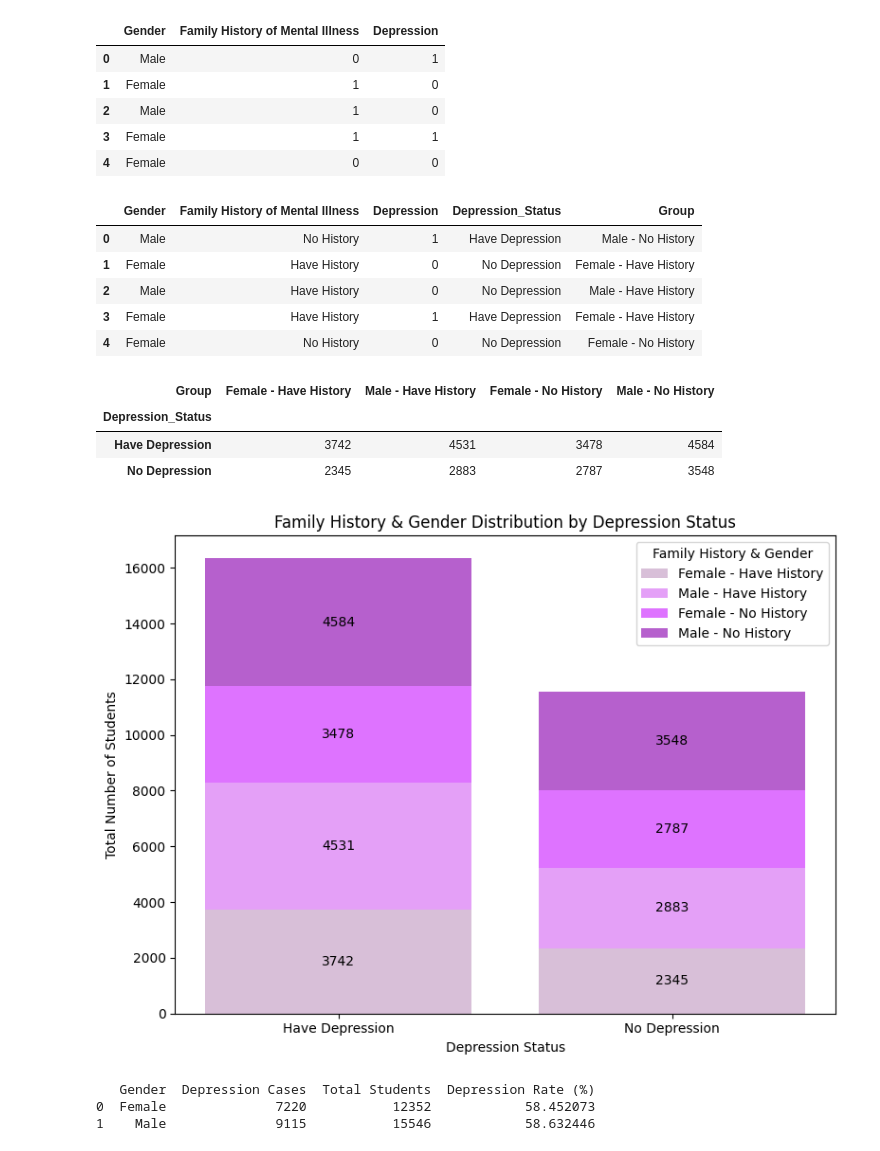
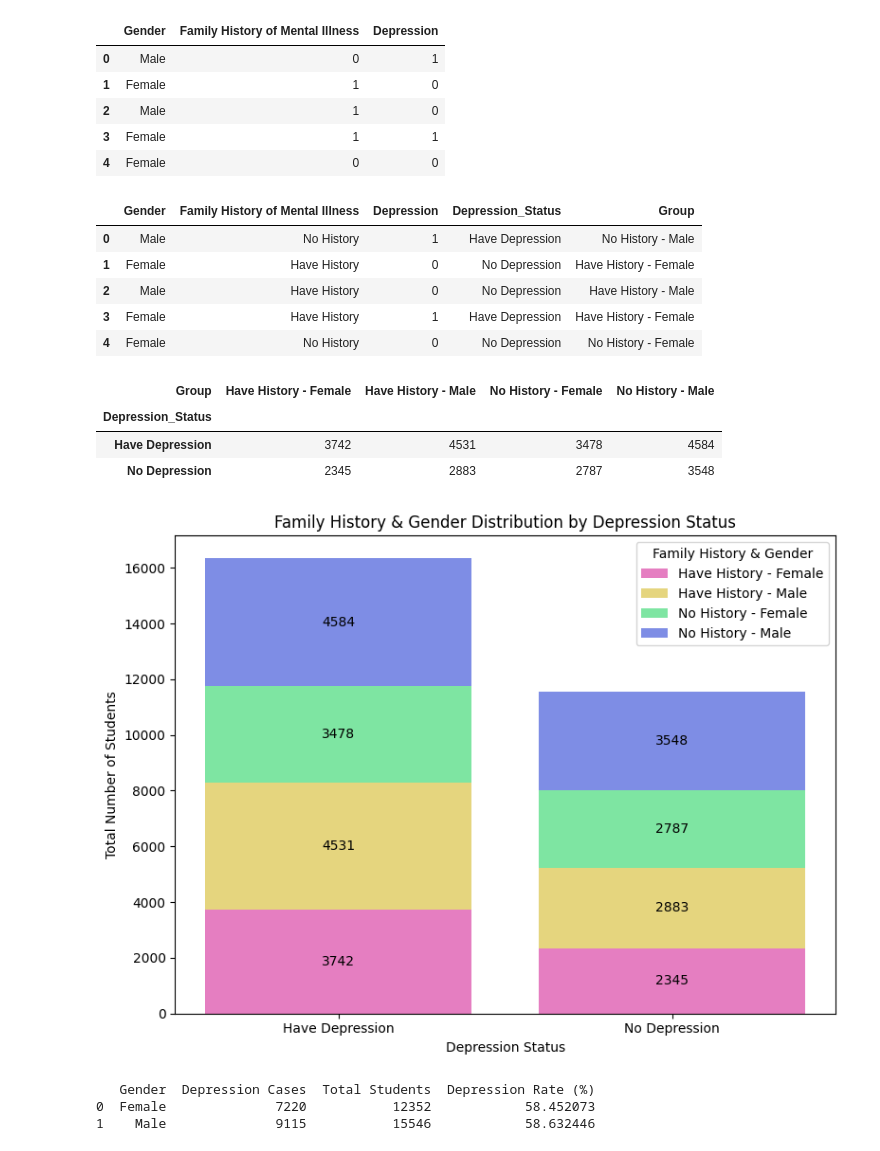
Before and after one commit to AdlinSofea43/Assignment-Part-2, a Jupyter notebook: Data Science Project.ipynb, the cells around one changed output. Cells and saved outputs as stored; diff of their text form; code cells hidden in the pictures.

```diff
--- a/Data Science Project.ipynb
+++ b/Data Science Project.ipynb
@@ -529,61 +528,61 @@ df_q1["Depression_Status"] = df_q1["Depression"].map({0: "No Depression", 1: "Ha
 df_q1["Family History of Mental Illness"] = df_q1["Family History of Mental Illness"].map({0: "No History", 1: "Have History"})
 
 # combined group column for stacking
-df_q1["Group"] = df_q1["Gender"] + " - " + df_q1["Family History of Mental Illness"]
+df_q1["Group"] = df_q1["Family History of Mental Illness"] + " - " + df_q1["Gender"]
 df_q1.head()
 # %% [output]
 |  | Gender | Family History of Mental Illness | Depression | Depression_Status | Group |
-| 0 | Male | No History | 1 | Have Depression | Male - No History |
-| 1 | Female | Have History | 0 | No Depression | Female - Have History |
-| 2 | Male | Have History | 0 | No Depression | Male - Have History |
-| 3 | Female | Have History | 1 | Have Depression | Female - Have History |
-| 4 | Female | No History | 0 | No Depression | Female - No History |
+| 0 | Male | No History | 1 | Have Depression | No History - Male |
+| 1 | Female | Have History | 0 | No Depression | Have History - Female |
+| 2 | Male | Have History | 0 | No Depression | Have History - Male |
+| 3 | Female | Have History | 1 | Have Depression | Have History - Female |
+| 4 | Female | No History | 0 | No Depression | No History - Female |
 # %%
 # group by Depression Status and the new combined group column
 grouped = (df_q1.groupby(["Depression_Status", "Group"], observed=False).size().unstack(fill_value=0))
 
 # define stacking order
-desired_order = ["Female - Have History", "Male - Have History", "Female - No History", "Male - No History"]
+desired_order = ["Have History - Female", "Have History - Male", "No History - Female", "No History - Male"]
 grouped = grouped[desired_order]
 
 grouped.head()
 # %% [output]
-| Group | Female - Have History | Male - Have History | Female - No History | Male - No History |
+| Group | Have History - Female | Have History - Male | No History - Female | No History - Male |
 | Depression_Status |  |  |  |  |
 | Have Depression | 3742 | 4531 | 3478 | 4584 |
 | No Depression | 2345 | 2883 | 2787 | 3548 |
 # %%
 # plotting for stacked bar chart
 label = grouped.index
 data = grouped.values
 bar_width = 0.6
 fig, q1graph = plt.subplots(figsize=(8, 6))
 bottom = np.zeros(len(label))
-colors = ['#D8BFD8', '#E4A0F7', '#DE73FF', '#B660CD']
+colors = ['#e57ec1', '#e5d57e', '#7ee5a2', '#7e8de5']
 
 # compute cumulative height for labels
 h = np.cumsum(data, axis=1)
 
 # loop through each segment and stack
 for i, col in enumerate(grouped.columns):
     q1graph.bar(label, data[:, i], bottom=bottom, label=col, color=colors[i])
     bottom += data[:, i]
 
 q1graph.set_title("Family History & Gender Distribution by Depression Status")
 q1graph.set_xlabel("Depression Status")
 q1graph.set_ylabel("Total Number of Students")
 q1graph.legend(title="Family History & Gender")
 
 # value labels inside each segment
 for i in range(len(label)):
     for j in range(data.shape[1]):
         y_pos = h[i, j] - (data[i, j] / 2)
         q1graph.text(i, y_pos, str(data[i, j]), ha='center', va='center', color='black')
 
 plt.tight_layout()
 plt.show()
 # %% [output]
-[figure, old version]
+[figure, new version]
 # %%
 # count total students with depression by gender
 gender_depress = df.groupby('Gender')['Depression'].agg(['sum', 'count']).reset_index()
```
Also changed, not shown: parts of 12 cells of this notebook.
